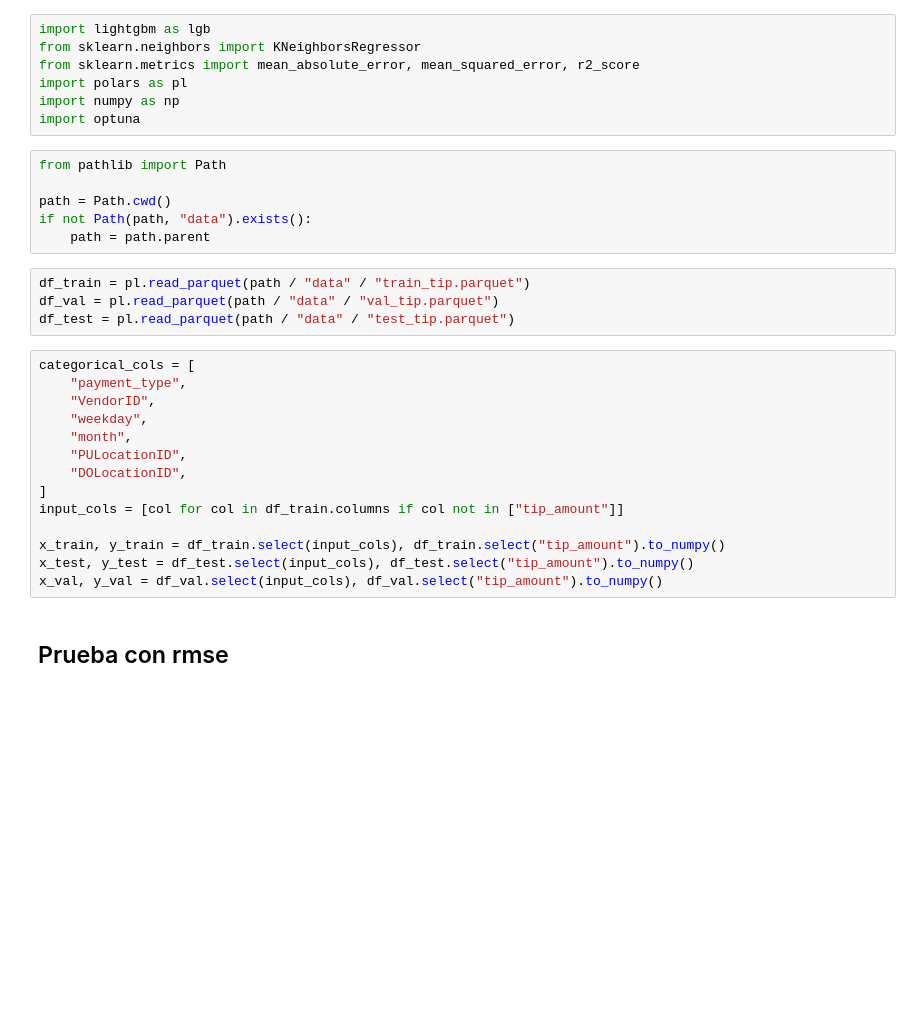
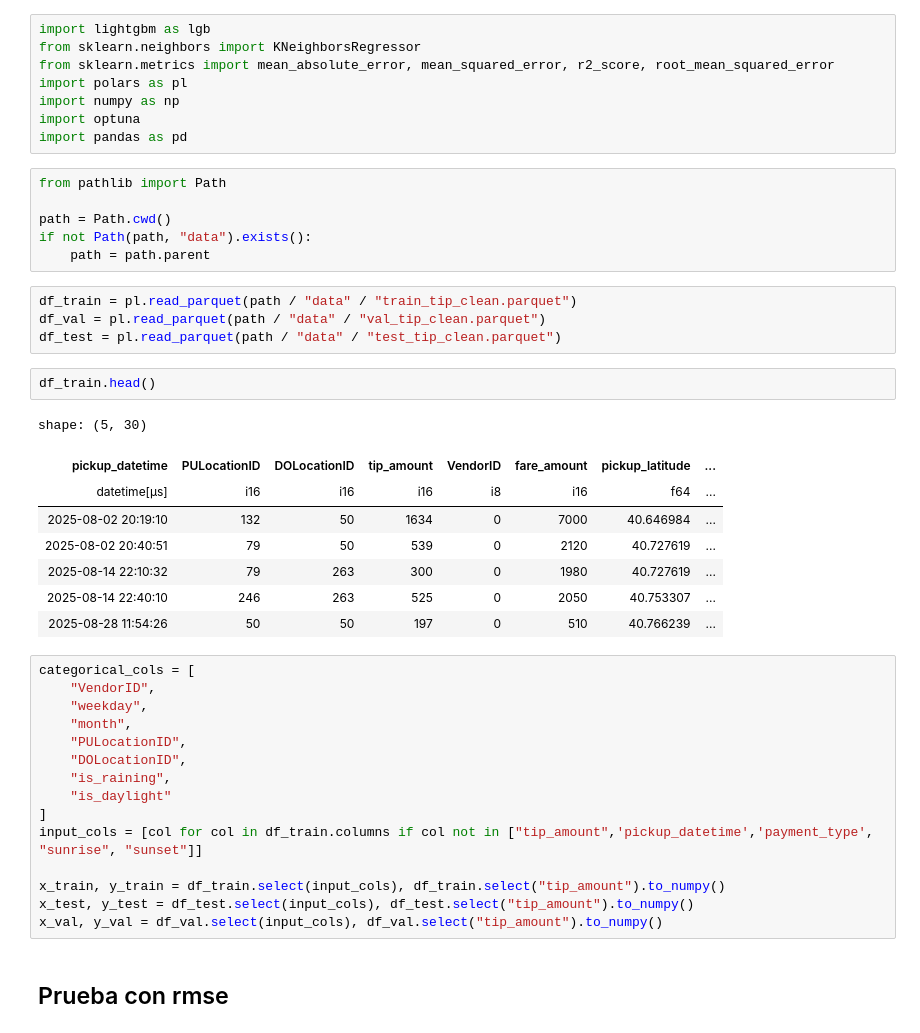
Before and after one commit to danpanto/NyFlow, a Jupyter notebook: models/tip_model_distance.ipynb, the cells around one changed output. Cells and saved outputs as stored; diff of their text form; blank space fills up the shorter version.

```diff
--- a/models/tip_model_distance.ipynb
+++ b/models/tip_model_distance.ipynb
@@ -1,10 +1,11 @@
 # %%
 import lightgbm as lgb
 from sklearn.neighbors import KNeighborsRegressor
-from sklearn.metrics import mean_absolute_error, mean_squared_error, r2_score
+from sklearn.metrics import mean_absolute_error, mean_squared_error, r2_score, root_mean_squared_error
 import polars as pl
 import numpy as np
 import optuna
+import pandas as pd
 # %%
 from pathlib import Path
 
@@ -12,19 +13,31 @@ path = Path.cwd()
 if not Path(path, "data").exists():
     path = path.parent
 # %%
-df_train = pl.read_parquet(path / "data" / "train_tip.parquet")
-df_val = pl.read_parquet(path / "data" / "val_tip.parquet")
-df_test = pl.read_parquet(path / "data" / "test_tip.parquet")
+df_train = pl.read_parquet(path / "data" / "train_tip_clean.parquet")
+df_val = pl.read_parquet(path / "data" / "val_tip_clean.parquet")
+df_test = pl.read_parquet(path / "data" / "test_tip_clean.parquet")
+# %%
+df_train.head()
+# %% [output]
+shape: (5, 30)
+| pickup_datetime | PULocationID | DOLocationID | tip_amount | VendorID | fare_amount | pickup_latitude | ... |
+| datetime[μs] | i16 | i16 | i16 | i8 | i16 | f64 | ... |
+| 2025-08-02 20:19:10 | 132 | 50 | 1634 | 0 | 7000 | 40.646984 | ... |
+| 2025-08-02 20:40:51 | 79 | 50 | 539 | 0 | 2120 | 40.727619 | ... |
+| 2025-08-14 22:10:32 | 79 | 263 | 300 | 0 | 1980 | 40.727619 | ... |
+| 2025-08-14 22:40:10 | 246 | 263 | 525 | 0 | 2050 | 40.753307 | ... |
+| 2025-08-28 11:54:26 | 50 | 50 | 197 | 0 | 510 | 40.766239 | ... |
 # %%
 categorical_cols = [
-    "payment_type",
     "VendorID",
     "weekday",
     "month",
     "PULocationID",
     "DOLocationID",
+    "is_raining",
+    "is_daylight"
 ]
-input_cols = [col for col in df_train.columns if col not in ["tip_amount"]]
+input_cols = [col for col in df_train.columns if col not in ["tip_amount",'pickup_datetime','payment_type', "sunrise", "sunset"]]
 
 x_train, y_train = df_train.select(input_cols), df_train.select("tip_amount").to_numpy()
 x_test, y_test = df_test.select(input_cols), df_test.select("tip_amount").to_numpy()
```
Also changed, not shown: parts of 15 cells of this notebook, 4 other files.
